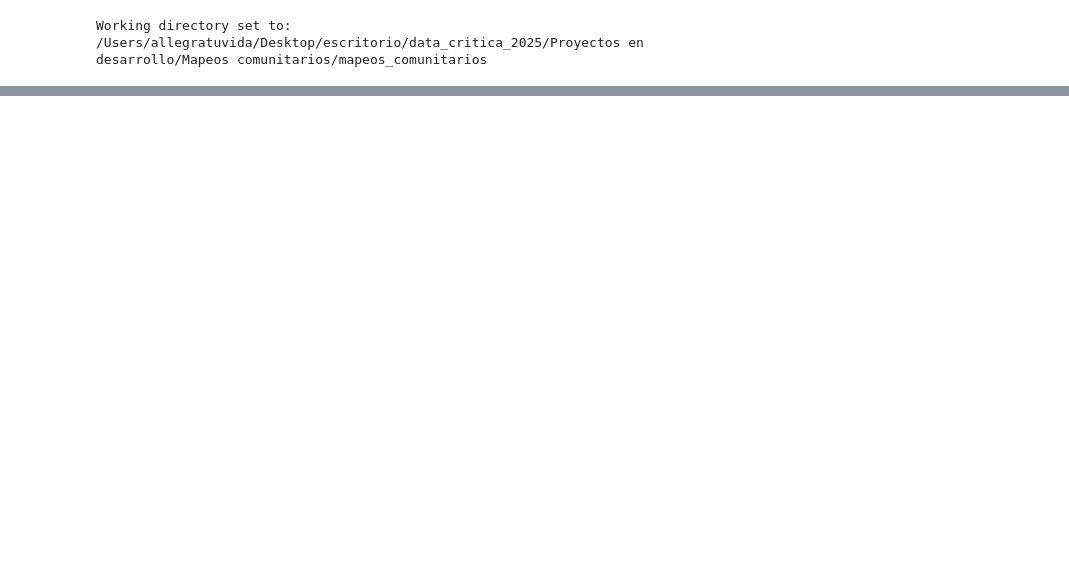
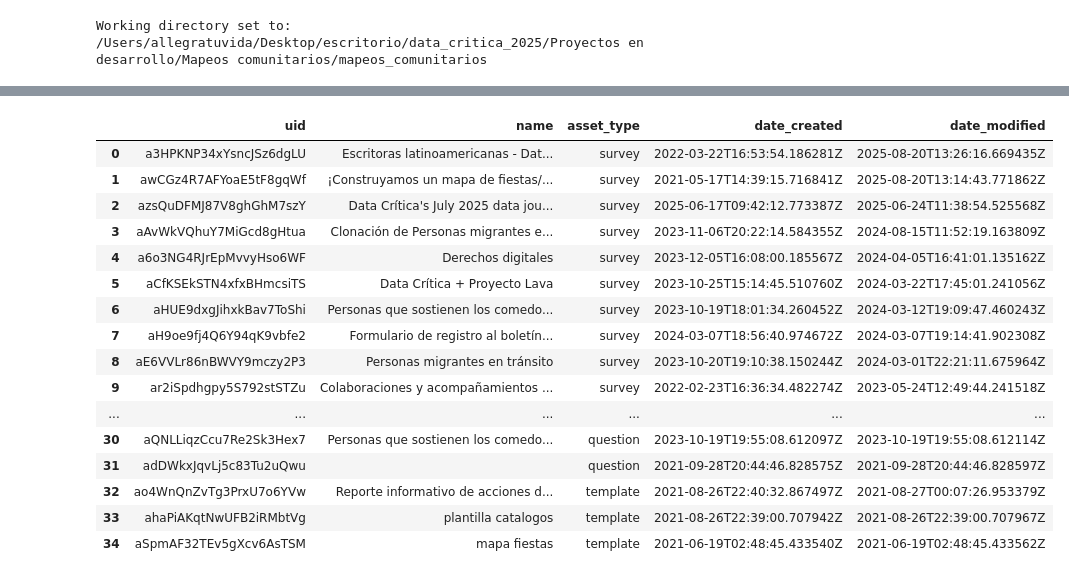
Before and after one commit to GibranMena/mapeos_comunitarios, a Jupyter notebook: _notebooks/0.0-collect-data.ipynb, the cells around one changed output, grey strips where cells are left out. Drawn from its saved outputs; the diff is of its cells as text; code cells hidden in the pictures; blank space fills up the shorter version.

Commit message:
retrieved data from specified Kobo asset

```diff
--- a/_notebooks/0.0-collect-data.ipynb
+++ b/_notebooks/0.0-collect-data.ipynb
@@ -152,0 +19,45 @@ client = SecureKoboClient()
+# %%
+# Load Kobo API token and endpoint from .env file
+from koboextractor import KoboExtractor
+from dotenv import load_dotenv
+import os
+import requests
+import pandas as pd
+
+load_dotenv()  # take environment variables from .env
+KOBO_TOKEN = os.getenv("KOBO_TOKEN")
+KOBO_ENDPOINT = os.getenv("KOBO_ENDPOINT", "https://eu.kobotoolbox.org/api/v2")
+
+kobo = KoboExtractor(
+    token=KOBO_TOKEN,
+    endpoint=KOBO_ENDPOINT
+)
+
+# Get your forms and data
+assets = kobo.list_assets()
+asset_uid = assets['results'][0]['uid']  # Use the first asset, or select as needed
+data = kobo.get_data(asset_uid)
+df = pd.DataFrame(data['results'])
+# %%
+# Display a list of assets from Kobo as a DataFrame
+assets_list = assets['results']
+assets_df = pd.DataFrame(assets_list)
+assets_df[['uid', 'name', 'asset_type', 'date_created', 'date_modified']]
+# %% [output]
+|  | uid | name | asset_type | date_created | date_modified |
+| 0 | a3HPKNP34xYsncJSz6dgLU | Escritoras latinoamericanas - Dat... | survey | 2022-03-22T16:53:54.186281Z | 2025-08-20T13:26:16.669435Z |
+| 1 | awCGz4R7AFYoaE5tF8gqWf | ¡Construyamos un mapa de fiestas/... | survey | 2021-05-17T14:39:15.716841Z | 2025-08-20T13:14:43.771862Z |
+| 2 | azsQuDFMJ87V8ghGhM7szY | Data Crítica's July 2025 data jou... | survey | 2025-06-17T09:42:12.773387Z | 2025-06-24T11:38:54.525568Z |
+| 3 | aAvWkVQhuY7MiGcd8gHtua | Clonación de Personas migrantes e... | survey | 2023-11-06T20:22:14.584355Z | 2024-08-15T11:52:19.163809Z |
+| 4 | a6o3NG4RJrEpMvvyHso6WF | Derechos digitales | survey | 2023-12-05T16:08:00.185567Z | 2024-04-05T16:41:01.135162Z |
+| 5 | aCfKSEkSTN4xfxBHmcsiTS | Data Crítica + Proyecto Lava | survey | 2023-10-25T15:14:45.510760Z | 2024-03-22T17:45:01.241056Z |
+| 6 | aHUE9dxgJihxkBav7ToShi | Personas que sostienen los comedo... | survey | 2023-10-19T18:01:34.260452Z | 2024-03-12T19:09:47.460243Z |
+| 7 | aH9oe9fj4Q6Y94qK9vbfe2 | Formulario de registro al boletín... | survey | 2024-03-07T18:56:40.974672Z | 2024-03-07T19:14:41.902308Z |
+| 8 | aE6VVLr86nBWVY9mczy2P3 | Personas migrantes en tránsito | survey | 2023-10-20T19:10:38.150244Z | 2024-03-01T22:21:11.675964Z |
+| 9 | ar2iSpdhgpy5S792stSTZu | Colaboraciones y acompañamientos ... | survey | 2022-02-23T16:36:34.482274Z | 2023-05-24T12:49:44.241518Z |
+| ... | ... | ... | ... | ... | ... |
+| 30 | aQNLLiqzCcu7Re2Sk3Hex7 | Personas que sostienen los comedo... | question | 2023-10-19T19:55:08.612097Z | 2023-10-19T19:55:08.612114Z |
+| 31 | adDWkxJqvLj5c83Tu2uQwu |  | question | 2021-09-28T20:44:46.828575Z | 2021-09-28T20:44:46.828597Z |
+| 32 | ao4WnQnZvTg3PrxU7o6YVw | Reporte informativo de acciones d... | template | 2021-08-26T22:40:32.867497Z | 2021-08-27T00:07:26.953379Z |
+| 33 | ahaPiAKqtNwUFB2iRMbtVg | plantilla catalogos | template | 2021-08-26T22:39:00.707942Z | 2021-08-26T22:39:00.707967Z |
+| 34 | aSpmAF32TEv5gXcv6AsTSM | mapa fiestas | template | 2021-06-19T02:48:45.433540Z | 2021-06-19T02:48:45.433562Z |
```
Also changed, not shown: parts of 9 cells of this notebook, 1 other file.
